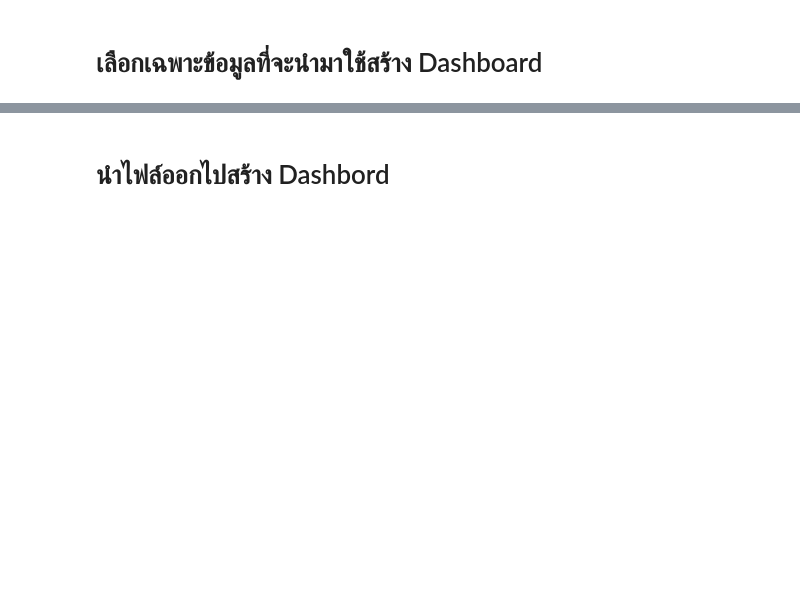
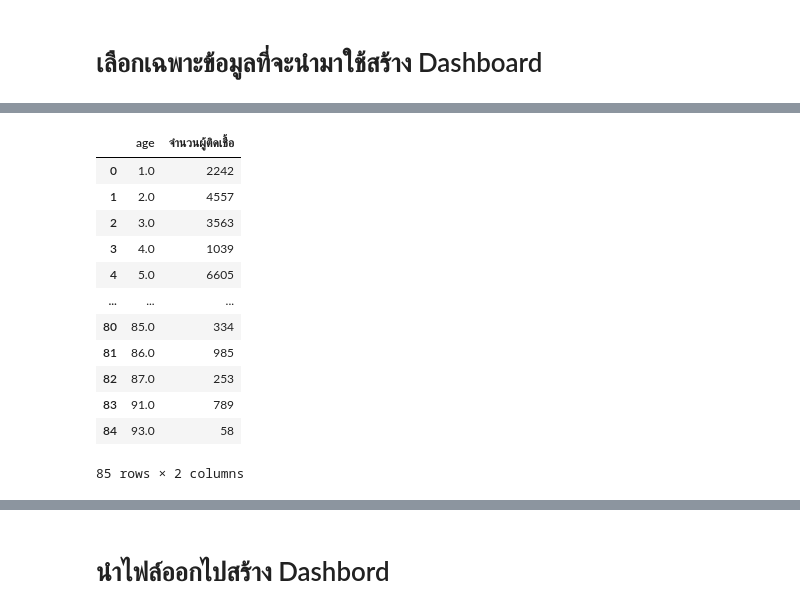
Before and after one commit to Umaporn19/data_viz_2022, a Jupyter notebook: Project_Dataviz.ipynb, the cells around one changed output, grey strips where cells are left out. Drawn from its saved outputs; the diff is of its cells as text; code cells hidden in the pictures; blank space fills up the shorter version.

```diff
--- a/Project_Dataviz.ipynb
+++ b/Project_Dataviz.ipynb
@@ -833,0 +839,17 @@ datadashboard #แสดงค่า
+# %%
+data_age = data_A.groupby('age').size().reset_index(name='จำนวนผู้ติดเชื้อ')
+data_age
+# %% [output]
+|  | age | จำนวนผู้ติดเชื้อ |
+| 0 | 1.0 | 2242 |
+| 1 | 2.0 | 4557 |
+| 2 | 3.0 | 3563 |
+| 3 | 4.0 | 1039 |
+| 4 | 5.0 | 6605 |
+| ... | ... | ... |
+| 80 | 85.0 | 334 |
+| 81 | 86.0 | 985 |
+| 82 | 87.0 | 253 |
+| 83 | 91.0 | 789 |
+| 84 | 93.0 | 58 |
+85 rows × 2 columns
```
Also changed, not shown: parts of 17 cells of this notebook.
